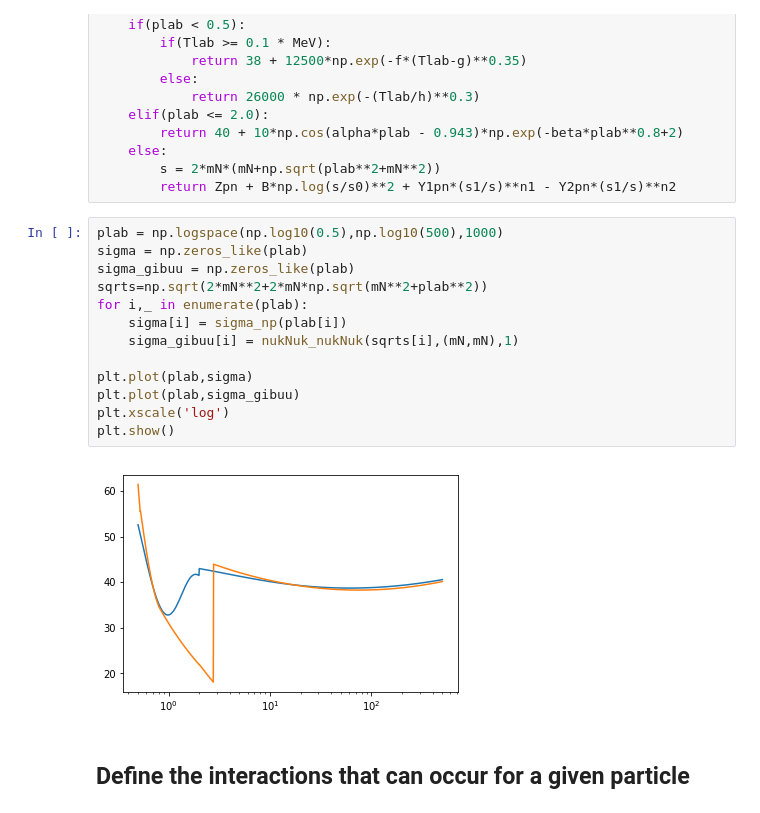
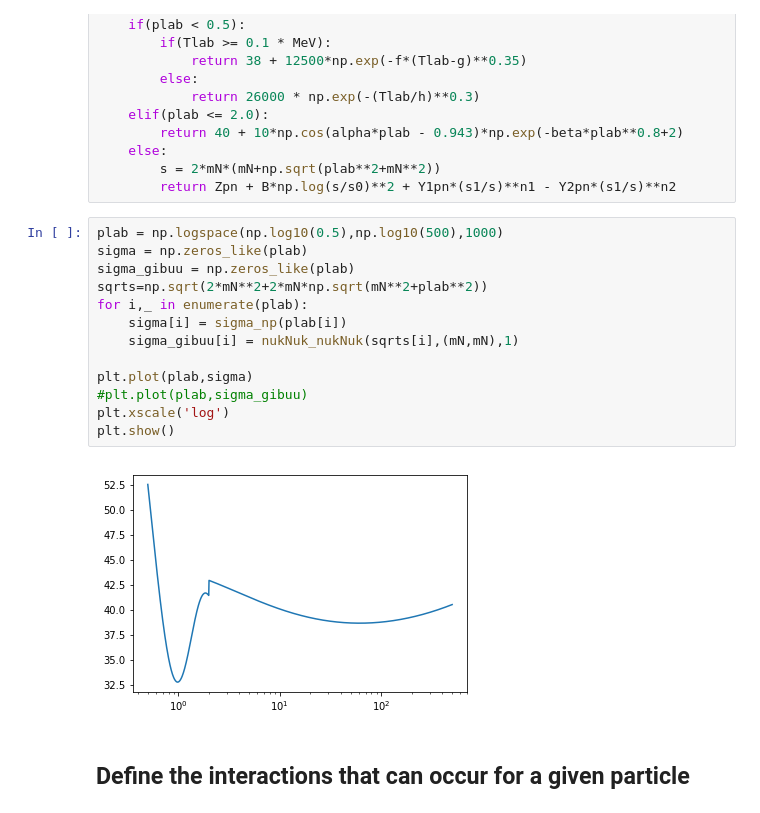
Before and after one commit to AchillesGen/Achilles, a Jupyter notebook: cascade/CascadeTesting.ipynb, the cells around one changed output. Drawn from its saved outputs; the diff is of its cells as text.

```diff
--- a/cascade/CascadeTesting.ipynb
+++ b/cascade/CascadeTesting.ipynb
@@ -275,18 +276,18 @@ def sigma_np(plab):
 # %%
 plab = np.logspace(np.log10(0.5),np.log10(500),1000)
 sigma = np.zeros_like(plab)
 sigma_gibuu = np.zeros_like(plab)
 sqrts=np.sqrt(2*mN**2+2*mN*np.sqrt(mN**2+plab**2))
 for i,_ in enumerate(plab):
     sigma[i] = sigma_np(plab[i])
     sigma_gibuu[i] = nukNuk_nukNuk(sqrts[i],(mN,mN),1)
 
 plt.plot(plab,sigma)
-plt.plot(plab,sigma_gibuu)
+#plt.plot(plab,sigma_gibuu)
 plt.xscale('log')
 plt.show()
 # %% [output]
-[figure, old version]
+[figure, new version]
 # %% [markdown]
 ## Define the interactions that can occur for a given particle
 # %%
```
Also changed, not shown: parts of 16 cells of this notebook.
